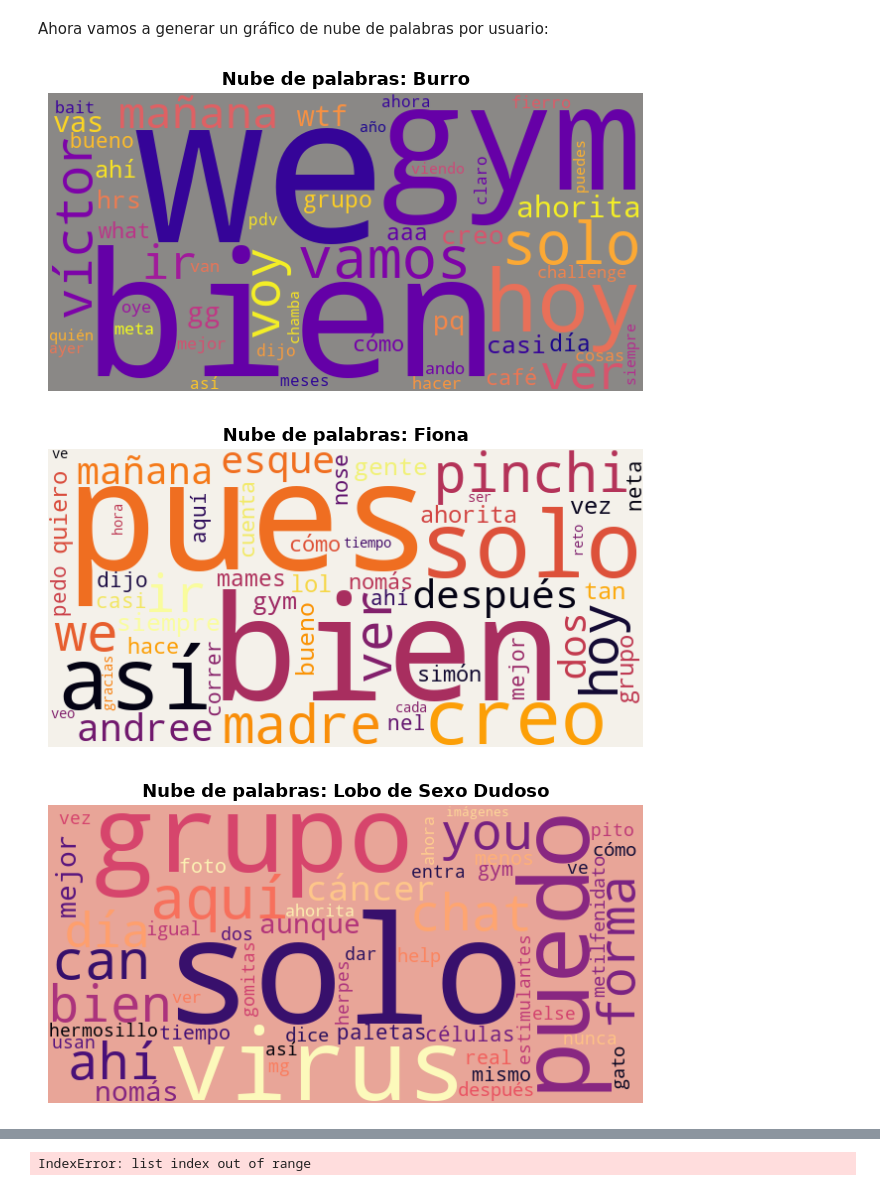
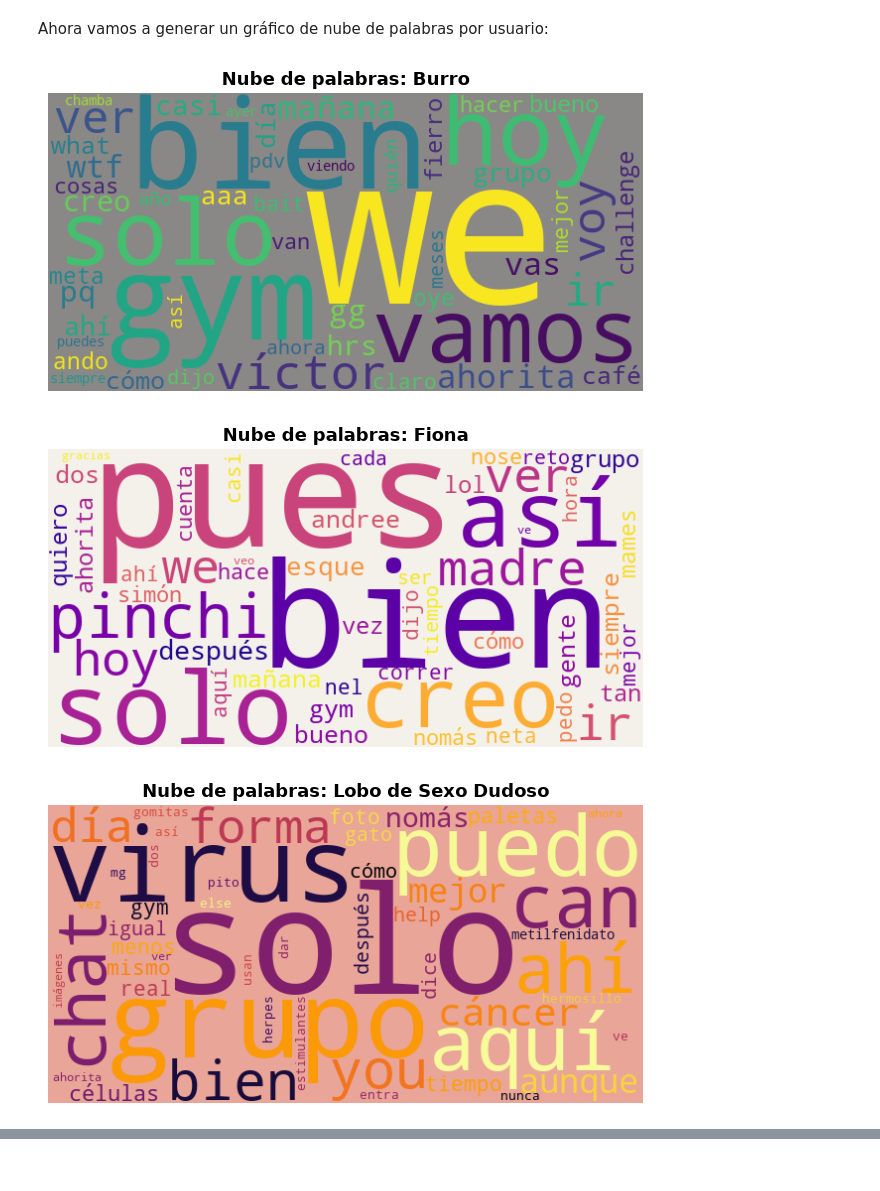
Before and after one commit to victorve-l/Historial_Whatsapp_Victor, a Jupyter notebook: notebooks/3.0-vd-EDA.ipynb, the cells around one changed output, grey strips where cells are left out. Drawn from its saved outputs; the diff is of its cells as text; code cells hidden in the pictures.

```diff
--- a/notebooks/3.0-vd-EDA.ipynb
+++ b/notebooks/3.0-vd-EDA.ipynb
@@ -554,6 +577,12 @@ plt.figure(figsize=(10, 5))
 plt.title(f"Nube de palabras de todos los personajes", fontsize=13, fontweight="bold")
 plt.imshow(wc, interpolation="bilinear")
 plt.axis("off")  # Oculta los ejes numéricos
+
+# Guardar figura
+ruta_figuras = os.path.join("..", "reports", "figures", "figura_7_nube_palabras_todospersonajes.png")
+plt.savefig(ruta_figuras, dpi=300, bbox_inches="tight")
+
+
 plt.tight_layout()
 plt.show()
 # %% [output]
@@ -616,35 +645,46 @@ Ahora vamos a generar un gráfico de nube de palabras por usuario:
 # %%
 
 # Iteracion para recorrer cada personaje
 fondos_personalizados = ["#8A8886", "#F4F1EA","#E8A598","#7D0618", "#597D35"]
-colormaps_personalizados = ['plasma', 'inferno', 'magma', 'viridis']
+colormaps_personalizados = ['viridis','plasma', 'inferno', 'magma', 'Pastel2']
 indice_color = 0
+indice_color_map = 0
+personajes = ['burro', 'fiona','lobo','farquad','shrek']
+figura = [8, 9, 10, 11, 12]
 for personaje, df_usuario in df_nlp.groupby("personaje"): # peronsaje es el nombre del personaje, df_usuario son las filas del personaje
   palabras_usuario = [palabra for sublista in df_usuario["palabras_limpias"] for palabra in sublista] # devyuele una lista con todas las palabras del usuario
 
   # Generar el conteneo de palabras (devuelve una tupla con la palabra y su frecuencia)
   conteo_usuario = Counter(palabras_usuario) # Contar las palabras del usuario actual
 
 
   # Generar la nube de este participante
   wc = WordCloud(
       width=600,
       height=300,
       background_color= fondos_personalizados[indice_color],
-      colormap= colormaps_personalizados[indice_color],
+      colormap= colormaps_personalizados[indice_color_map],
       max_words=50,
   ).generate_from_frequencies(conteo_usuario)
 
-  indice_color+= 1
 
   # Mostrar el gráfico
   plt.figure(figsize=(7, 3.5))
   plt.imshow(wc, interpolation="bilinear")
   plt.axis("off")
   plt.title(f"Nube de palabras: {personaje}", fontsize=13, fontweight="bold")
+
+  # Guardar figura
+  nombre_archivo = f"figura{figura[indice_color]}_nube_palabras_{personajes[indice_color]}.png"
+  ruta_figuras = os.path.join("..", "reports", "figures", nombre_archivo)
+  plt.savefig(ruta_figuras, dpi=600, bbox_inches="tight")
+
+  indice_color+= 1
+  indice_color_map+= 1
+
   plt.tight_layout()
   plt.show()
 # %% [output]
-[figure, old version]
+[figure, new version]
-[figure, old version]
+[figure, new version]
-[figure, old version]
+[figure, new version]
@@ -652 +691,0 @@ for personaje, df_usuario in df_nlp.groupby("personaje"): # peronsaje es el nomb
-IndexError: list index out of range
```
Also changed, not shown: parts of 10 cells of this notebook.
